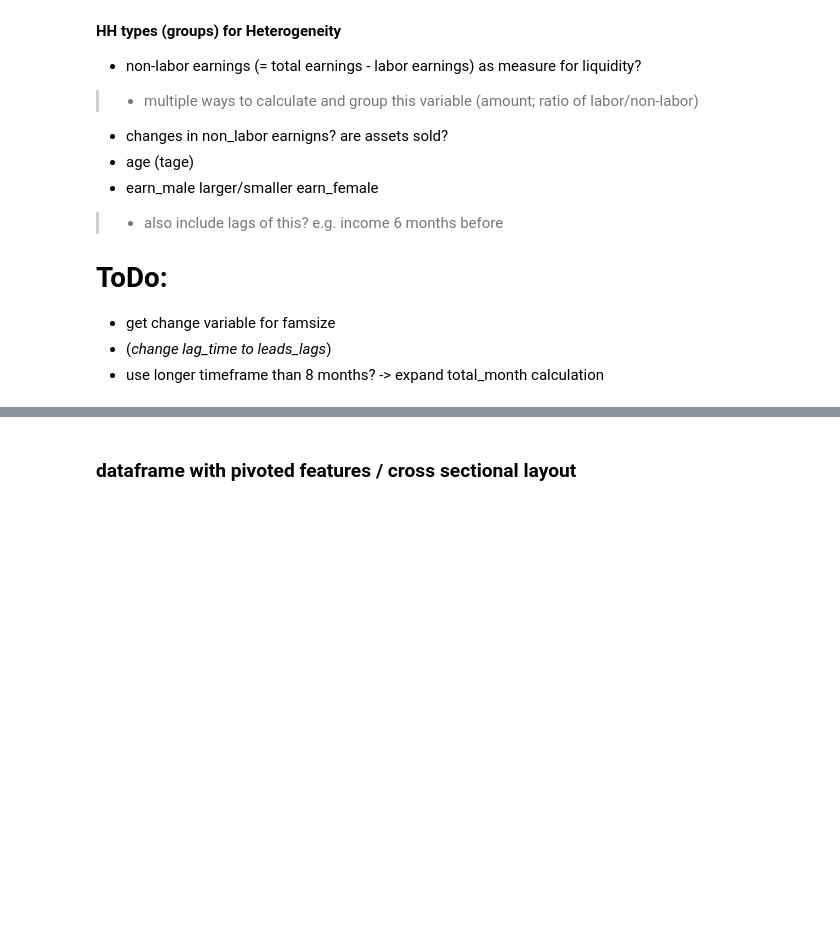
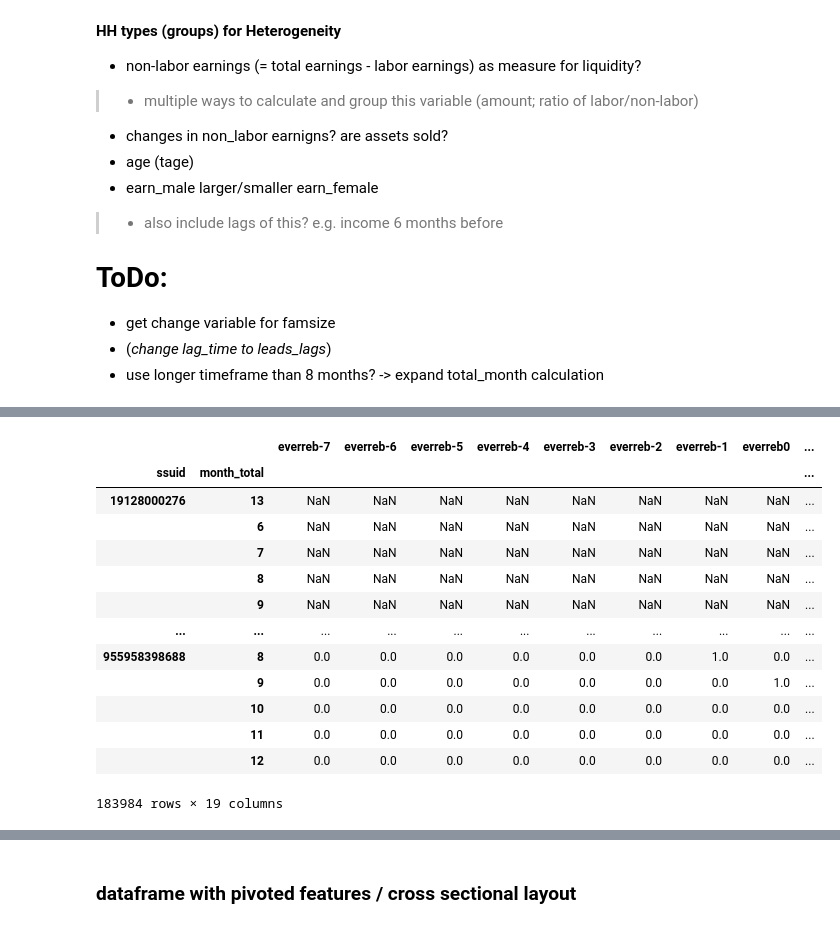
Before and after one commit to MaxDerWeber/MasterThesis, a Jupyter notebook: Powell_dataset.ipynb, the cells around one changed output, grey strips where cells are left out. Drawn from its saved outputs; the diff is of its cells as text; code cells hidden in the pictures; blank space fills up the shorter version.

```diff
--- a/Powell_dataset.ipynb
+++ b/Powell_dataset.ipynb
@@ -533,6 +376,0 @@ len(houshold3['ssuid'].unique())
-# %%
-from linearmodels import PanelOLS
-import statsmodels.api as sm
-
-houshold = houshold3
-houshold.reset_index(inplace = True, drop = True)
@@ -575,4 +376,0 @@ houshold[['everreb_-7.0','everreb_-6.0', 'everreb_-5.0', 'everreb_-4.0', 'everre
-# %%
-#houshold['month_total'] = pd.Categorical(houshold['month_total'])
-houshold = houshold.reset_index().set_index(['ssuid','month_total'], drop = True)
-houshold.index
@@ -660,0 +383,24 @@ houshold.loc['955958398688'].sort_index()[['everreb_-2.0', 'everreb_-1.0', 'ever
+# %%
+# write function that returns a df with the row values as columns for each year.
+
+# drop NaN in lag_time column?
+# use on df without NaN in lag_time period
+def get_pivoted_feature(df, col_name):
+    rslt_df = df.pivot(columns = 'lag_time', values = col_name)
+    clm_lst = []
+    for i in range(len(rslt_df.columns)):
+        clm_lst.append(col_name + str(str(rslt_df.columns[i])[0:-2]))
+    rslt_df.columns = clm_lst
+    return rslt_df
+
+get_pivoted_feature(houshold[houshold['lag_time'].notnull()], 'everreb').replace(np.NaN,0) #.describe()
+
+
+houshold.reset_index(inplace = True)
+
+pivoted_reb = get_pivoted_feature(houshold[houshold['lag_time'].notnull()], 'everreb').replace(np.NaN,0)
+reb_cols = pivoted_reb.columns
+houshold = houshold.merge(pivoted_reb, how ='outer', left_index = True, right_index=True)
+houshold.set_index(['pp'], inplace=True)
+
+houshold[houshold['everreb'].notnull()][reb_cols]
@@ -660,0 +411,3 @@ houshold.loc['955958398688'].sort_index()[['everreb_-2.0', 'everreb_-1.0', 'ever
+# %%
+houshold = pd.read_csv('/Users/maxweber/Downloads/JOLE share/household.csv')
+houshold.columns
@@ -660,0 +432,19 @@ houshold.loc['955958398688'].sort_index()[['everreb_-2.0', 'everreb_-1.0', 'ever
+# %%
+houshold.reset_index(inplace = True, drop = False)
+houshold.set_index(['ssuid', 'month_total'], inplace=True, drop=False)
+houshold[houshold['everreb'].notnull()][reb_cols]
+# %% [output]
+|  |  | everreb-7 | everreb-6 | everreb-5 | everreb-4 | everreb-3 | everreb-2 | everreb-1 | everreb0 | ... |
+| ssuid | month_total |  |  |  |  |  |  |  |  | ... |
+| 19128000276 | 13 | NaN | NaN | NaN | NaN | NaN | NaN | NaN | NaN | ... |
+|  | 6 | NaN | NaN | NaN | NaN | NaN | NaN | NaN | NaN | ... |
+|  | 7 | NaN | NaN | NaN | NaN | NaN | NaN | NaN | NaN | ... |
+|  | 8 | NaN | NaN | NaN | NaN | NaN | NaN | NaN | NaN | ... |
+|  | 9 | NaN | NaN | NaN | NaN | NaN | NaN | NaN | NaN | ... |
+| ... | ... | ... | ... | ... | ... | ... | ... | ... | ... | ... |
+| 955958398688 | 8 | 0.0 | 0.0 | 0.0 | 0.0 | 0.0 | 0.0 | 1.0 | 0.0 | ... |
+|  | 9 | 0.0 | 0.0 | 0.0 | 0.0 | 0.0 | 0.0 | 0.0 | 1.0 | ... |
+|  | 10 | 0.0 | 0.0 | 0.0 | 0.0 | 0.0 | 0.0 | 0.0 | 0.0 | ... |
+|  | 11 | 0.0 | 0.0 | 0.0 | 0.0 | 0.0 | 0.0 | 0.0 | 0.0 | ... |
+|  | 12 | 0.0 | 0.0 | 0.0 | 0.0 | 0.0 | 0.0 | 0.0 | 0.0 | ... |
+183984 rows × 19 columns
```
Also changed, not shown: parts of 41 cells of this notebook, 2 other files.
